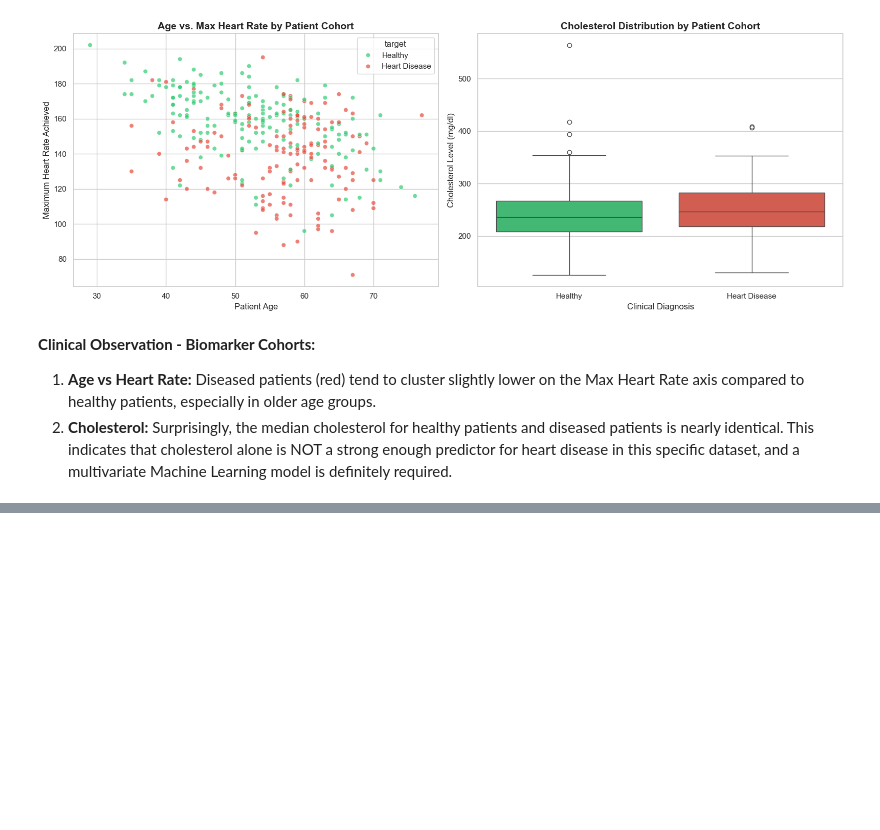
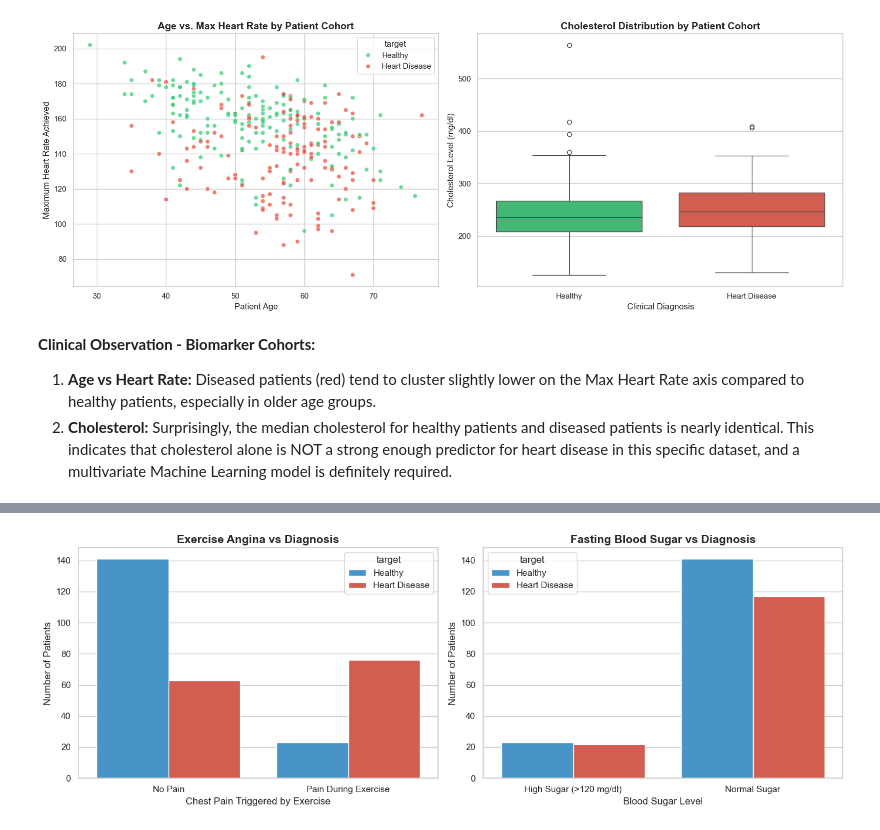
Before and after one commit to KrishnaveniMitukula/Healthcare-Disease-Prediction, a Jupyter notebook: week2_EDA.ipynb, the cells around one changed output, grey strips where cells are left out. Cells and saved outputs as stored; diff of their text form; code cells hidden in the pictures; blank space fills up the shorter version.

```diff
--- a/week2_EDA.ipynb
+++ b/week2_EDA.ipynb
@@ -160,0 +164,26 @@ plt.show()
+# %%
+
+fig, axes = plt.subplots(1, 2, figsize=(14, 5))
+
+# Map text labels for the plot
+plot_df_cat = df.copy()
+plot_df_cat['target'] = plot_df_cat['target'].map({0: 'Healthy', 1: 'Heart Disease'})
+plot_df_cat['exang'] = plot_df_cat['exang'].map({0.0: 'No Pain', 1.0: 'Pain During Exercise'})
+plot_df_cat['fbs'] = plot_df_cat['fbs'].map({0.0: 'Normal Sugar', 1.0: 'High Sugar (>120 mg/dl)'})
+
+# Chart 1: Exercise Induced Angina
+sns.countplot(data=plot_df_cat, x='exang', hue='target', palette=['#3498DB', '#E74C3C'], ax=axes[0])
+axes[0].set_title('Exercise Angina vs Diagnosis', fontsize=14, fontweight='bold')
+axes[0].set_xlabel('Chest Pain Triggered by Exercise', fontsize=12)
+axes[0].set_ylabel('Number of Patients', fontsize=12)
+
+# Chart 2: Fasting Blood Sugar
+sns.countplot(data=plot_df_cat, x='fbs', hue='target', palette=['#3498DB', '#E74C3C'], ax=axes[1])
+axes[1].set_title('Fasting Blood Sugar vs Diagnosis', fontsize=14, fontweight='bold')
+axes[1].set_xlabel('Blood Sugar Level', fontsize=12)
+axes[1].set_ylabel('Number of Patients', fontsize=12)
+
+plt.tight_layout()
+plt.show()
+# %% [output]
+[figure, added]
```
Also changed, not shown: parts of 1 cell of this notebook.
